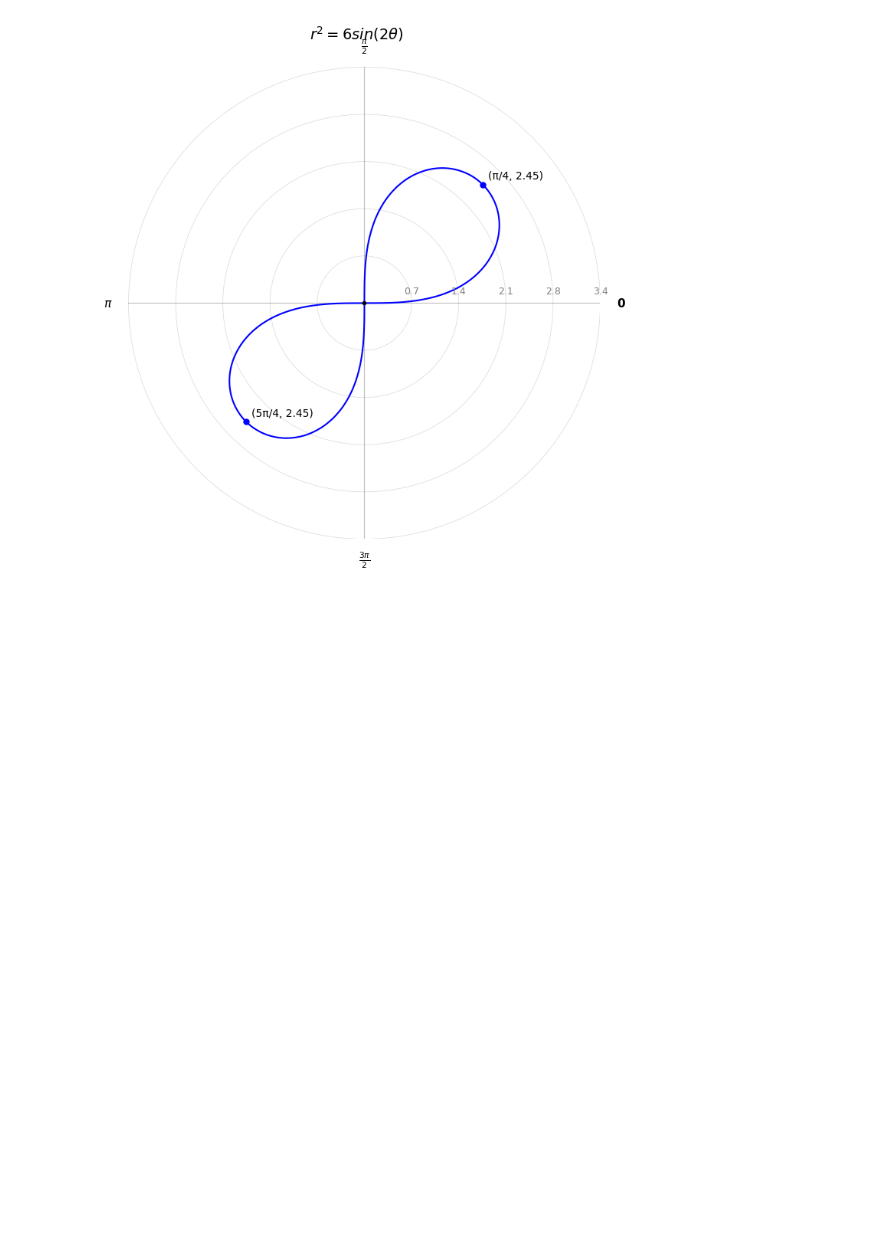
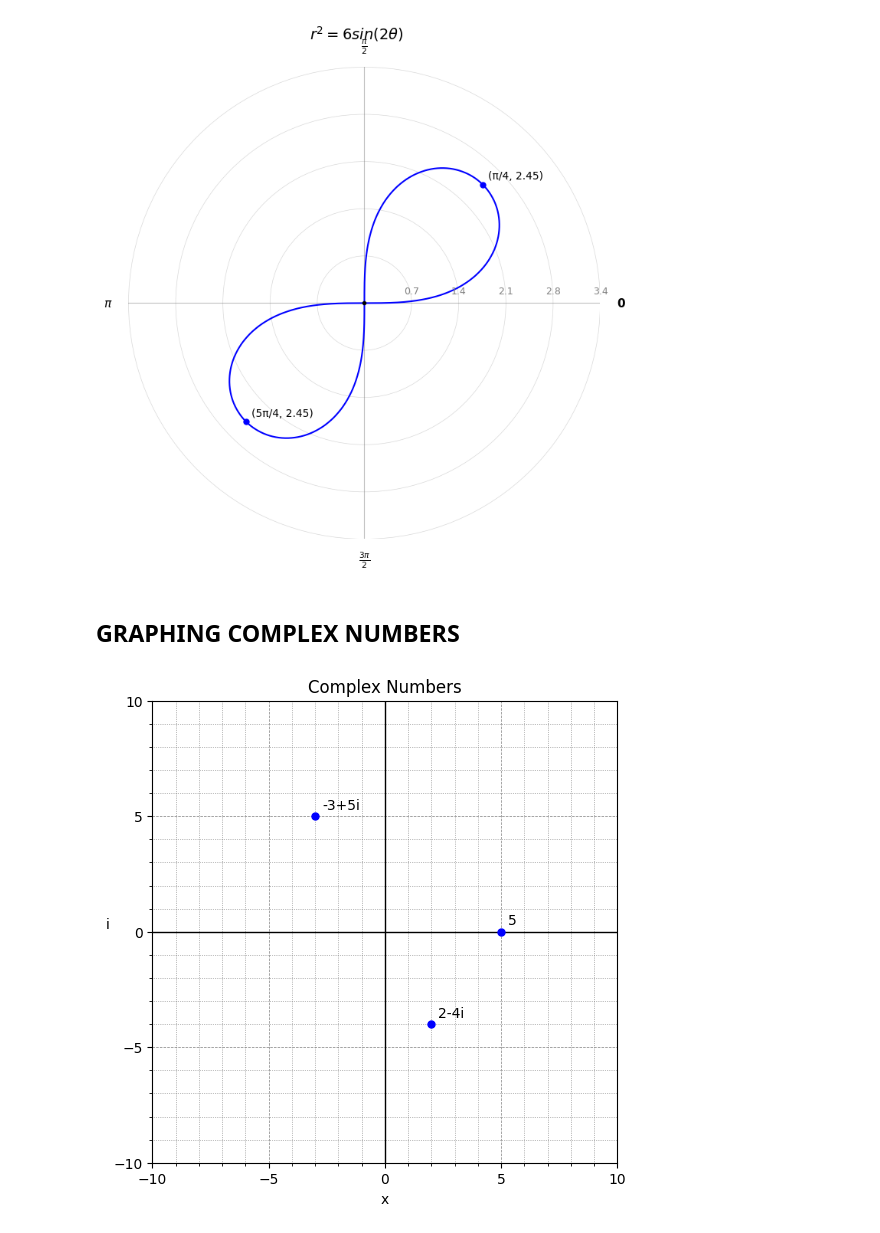
Before and after one commit to seanjiangsh/math-practice, a Jupyter notebook: pre-calculus/pre-calculus.ipynb, the cells around one changed output. Cells and saved outputs as stored; diff of their text form; code cells hidden in the pictures; blank space fills up the shorter version.

Commit message:
Graphing complex numbers

```diff
--- a/pre-calculus/pre-calculus.ipynb
+++ b/pre-calculus/pre-calculus.ipynb
@@ -578,3 +578,17 @@ Found 2 vertices:
 Vertex 1: θ = π/4, r = 2.45
 Vertex 2: θ = 5π/4, r = 2.45
 [figure]
+# %% [markdown]
+## GRAPHING COMPLEX NUMBERS
+# %%
+# points: -3+5i, 2-4i, 5
+points: PointDict = [
+  {"x": -3, "y": 5, "label": "-3+5i"},
+  {"x": 2, "y": -4, "label": "2-4i"},
+  {"x": 5, "y": 0, "label": "5"}
+]
+
+title = "Complex Numbers"
+plot_lines(title, lines=[], ylabel="i", other_points=points)
+# %% [output]
+[figure, added]
```
Also changed, not shown: parts of 6 cells of this notebook, 2 other files.
